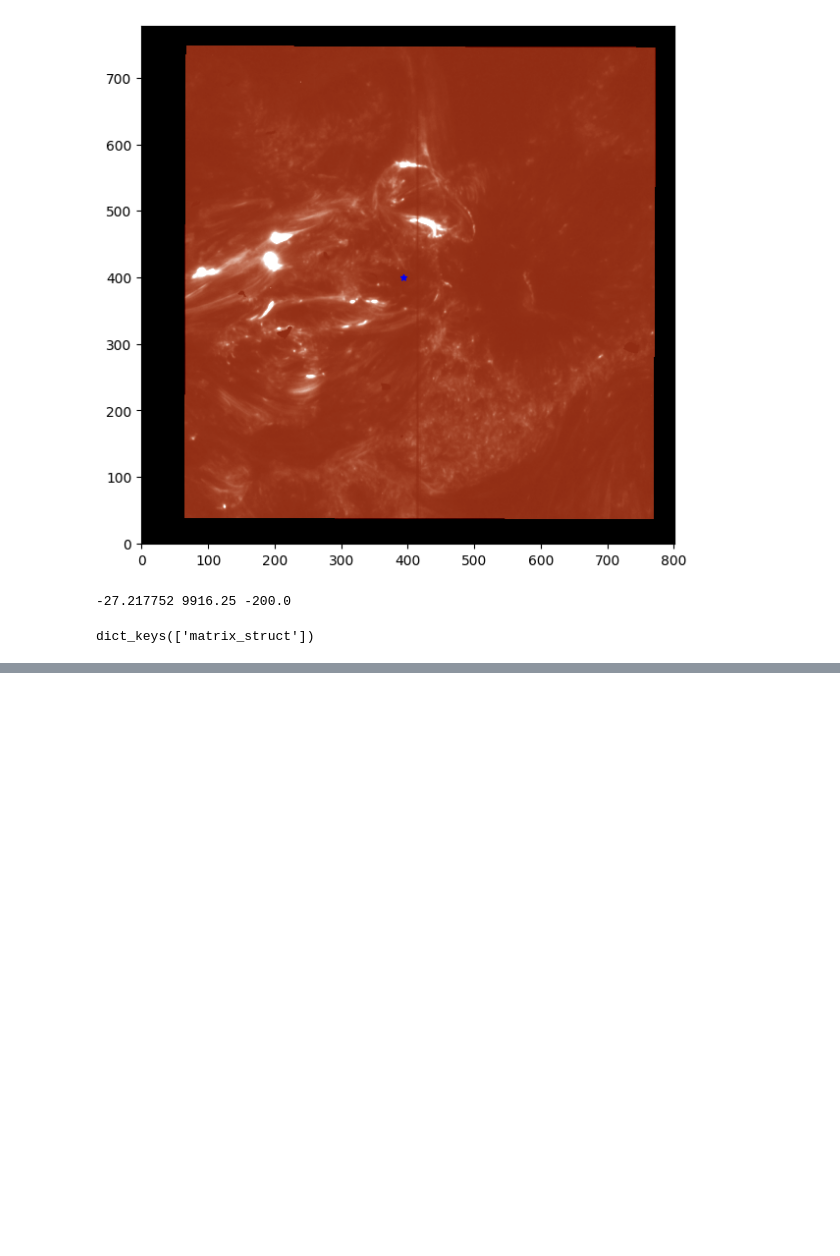
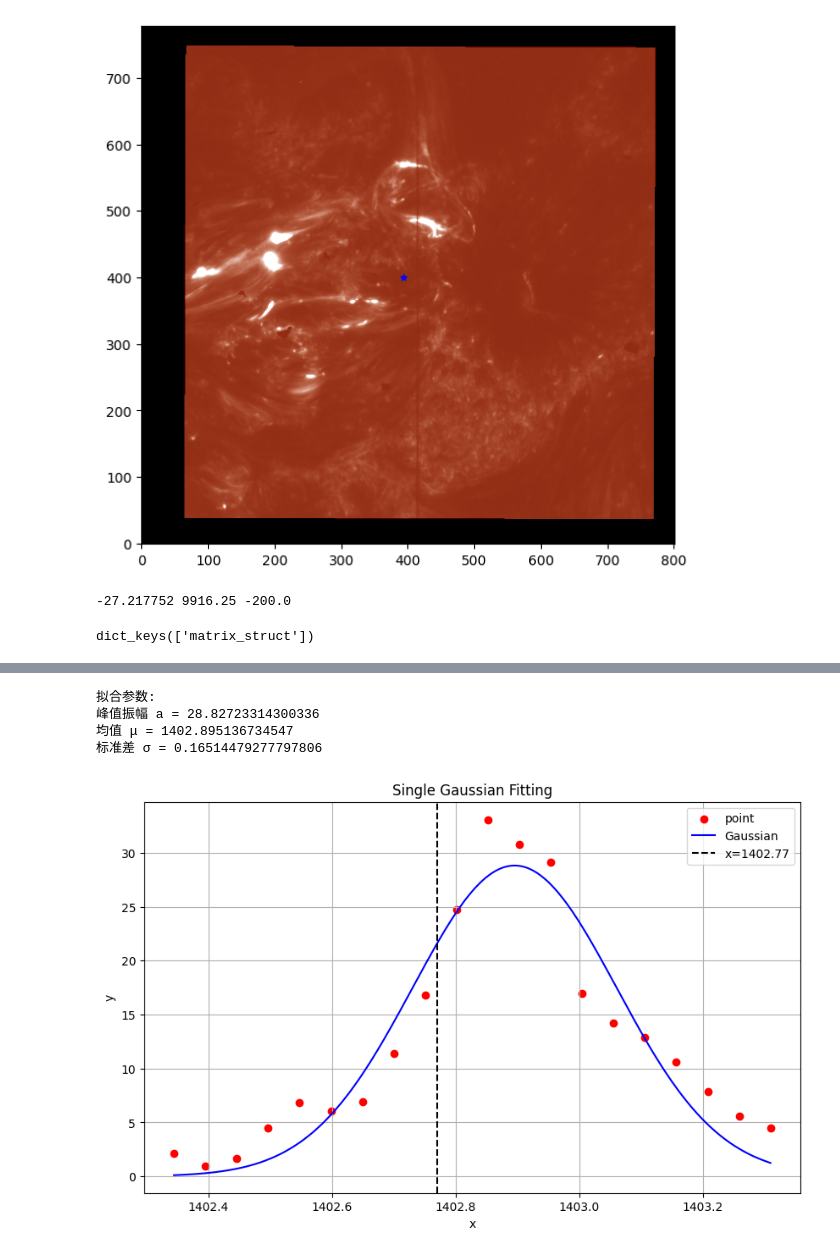
Before and after one commit to xiaosjh/reconnection, a Jupyter notebook: iris_analysis.ipynb, the cells around one changed output, grey strips where cells are left out. Cells and saved outputs as stored; diff of their text form; code cells hidden in the pictures; blank space fills up the shorter version.

```diff
--- a/iris_analysis.ipynb
+++ b/iris_analysis.ipynb
@@ -71,0 +93,52 @@ plt.scatter(fig_x,170,marker='*',color='blue')
+# %%
+import numpy as np
+from scipy.optimize import curve_fit
+import matplotlib.pyplot as plt
+
+# 数据
+x=wave_x[80:100]
+y=wave_y[80:100]
+# 定义高斯函数
+def gaussian(x, a, x0, sigma):
+    return a * np.exp(-(x - x0)**2 / (2 * sigma**2))
+
+# 设定初始参数
+mu_initial = 1402.77  # 参考给定均值
+a_initial = max(y)  # 初始振幅设为 y 的最大值
+sigma_initial = 0.05  # 初始标准差
+
+initial_guess = [a_initial, mu_initial, sigma_initial]
+
+# 进行高斯拟合
+popt, pcov = curve_fit(gaussian, x, y, p0=initial_guess)
+
+# 获取拟合参数
+a_fit, x0_fit, sigma_fit = popt
+
+# 打印拟合结果
+print(f"拟合参数:")
+print(f"峰值振幅 a = {a_fit}")
+print(f"均值 μ = {x0_fit}")
+print(f"标准差 σ = {sigma_fit}")
+
+# 生成拟合曲线
+x_fit = np.linspace(min(x), max(x), 1000)
+y_fit = gaussian(x_fit, *popt)
+
+# 绘制图像
+plt.figure(figsize=(10, 6))
+plt.scatter(x, y, label="point", color="red")  # 画原始数据点
+plt.plot(x_fit, y_fit, label="Gaussian", color="blue")  # 画拟合曲线
+plt.axvline(x=1402.77, color='black', linestyle='--', linewidth=1.5, label="x=1402.77")  # 画参考竖线
+plt.title("Single Gaussian Fitting")
+plt.xlabel("x")
+plt.ylabel("y")
+plt.legend()
+plt.grid()
+plt.show()
+# %% [output]
+拟合参数:
+峰值振幅 a = 28.82723314300336
+均值 μ = 1402.895136734547
+标准差 σ = 0.16514479277797806
+[figure, added]
```
Also changed, not shown: parts of 12 cells of this notebook.
